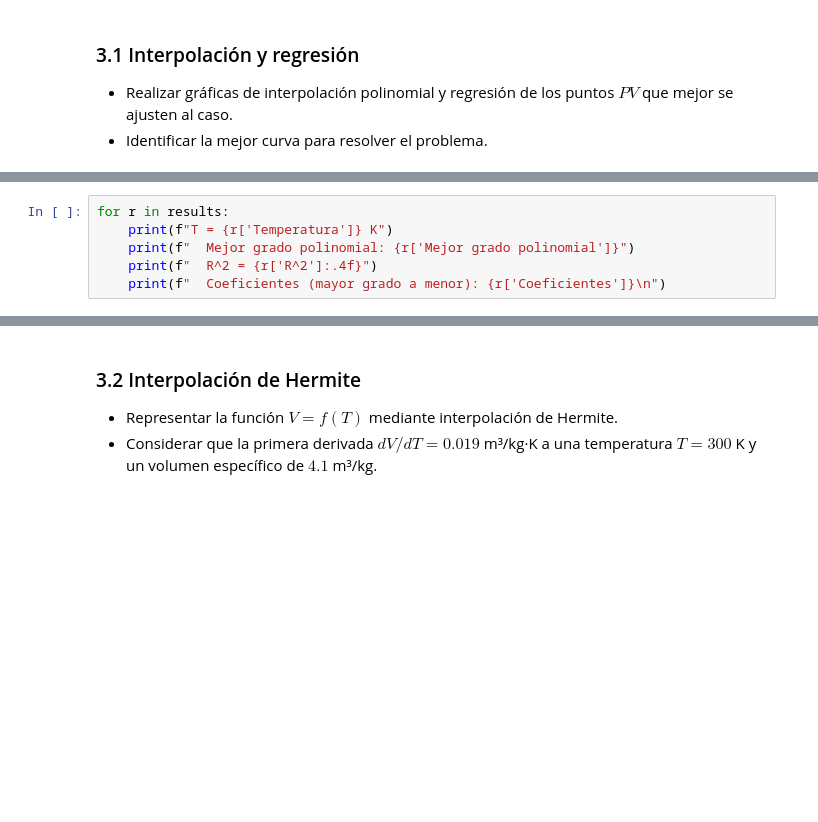
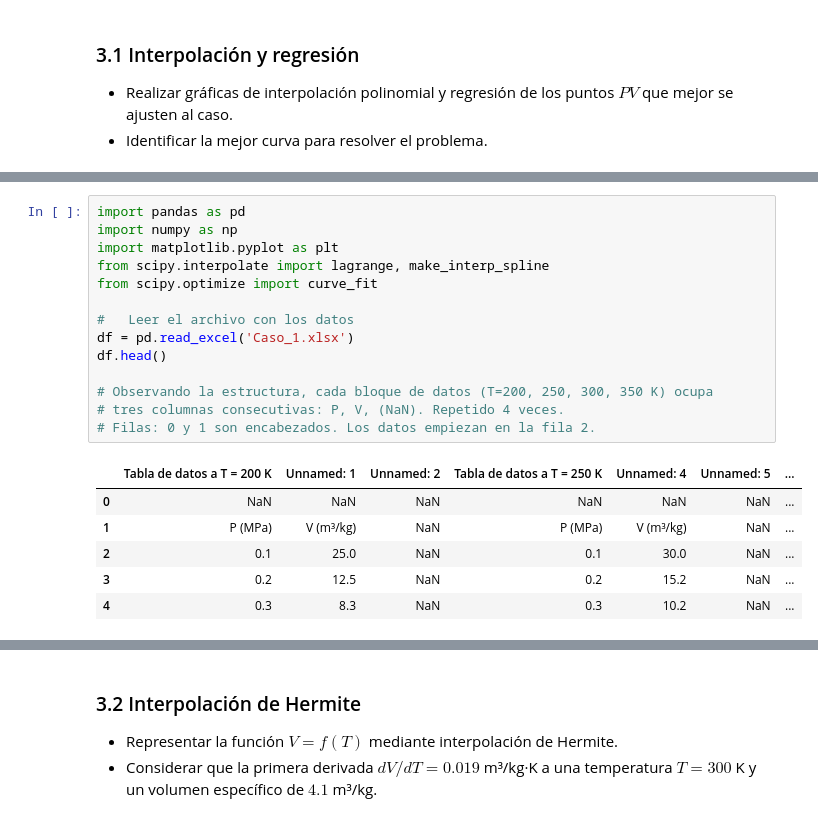
Before and after one commit to Jacobo24/Caso_1_M-todos, a Jupyter notebook: Caso_1.ipynb, the cells around one changed output, grey strips where cells are left out. Drawn from its saved outputs; the diff is of its cells as text; blank space fills up the shorter version.

```diff
--- a/Caso_1.ipynb
+++ b/Caso_1.ipynb
@@ -146,6 +67,21 @@ for T in temperaturas:
-# %%
-for r in results:
-    print(f"T = {r['Temperatura']} K")
-    print(f"  Mejor grado polinomial: {r['Mejor grado polinomial']}")
-    print(f"  R^2 = {r['R^2']:.4f}")
-    print(f"  Coeficientes (mayor grado a menor): {r['Coeficientes']}\n")
+# %%
+import pandas as pd
+import numpy as np
+import matplotlib.pyplot as plt
+from scipy.interpolate import lagrange, make_interp_spline
+from scipy.optimize import curve_fit
+
+#   Leer el archivo con los datos
+df = pd.read_excel('Caso_1.xlsx')
+df.head()
+
+# Observando la estructura, cada bloque de datos (T=200, 250, 300, 350 K) ocupa
+# tres columnas consecutivas: P, V, (NaN). Repetido 4 veces.
+# Filas: 0 y 1 son encabezados. Los datos empiezan en la fila 2.
+# %% [output]
+|  | Tabla de datos a T = 200 K | Unnamed: 1 | Unnamed: 2 | Tabla de datos a T = 250 K | Unnamed: 4 | Unnamed: 5 | ... |
+| 0 | NaN | NaN | NaN | NaN | NaN | NaN | ... |
+| 1 | P (MPa) | V (m³/kg) | NaN | P (MPa) | V (m³/kg) | NaN | ... |
+| 2 | 0.1 | 25.0 | NaN | 0.1 | 30.0 | NaN | ... |
+| 3 | 0.2 | 12.5 | NaN | 0.2 | 15.2 | NaN | ... |
+| 4 | 0.3 | 8.3 | NaN | 0.3 | 10.2 | NaN | ... |
```
Also changed, not shown: parts of 6 cells of this notebook.
